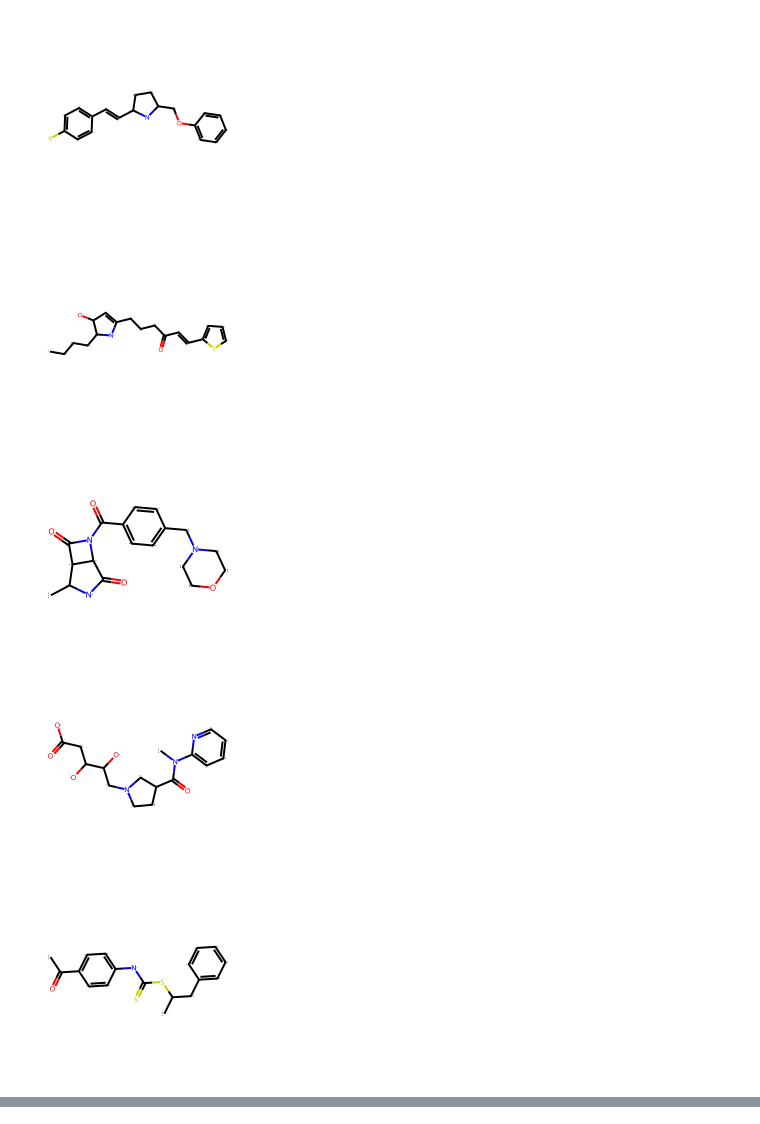
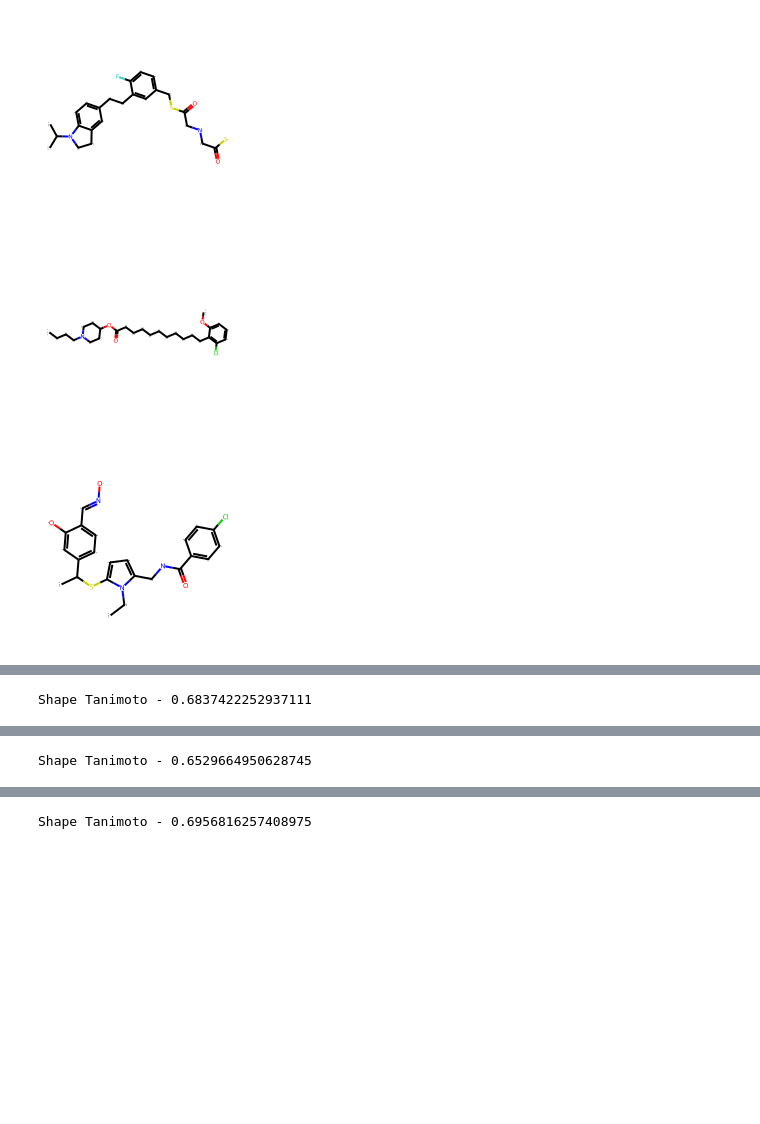
Before and after one commit to Membrizard/ml_conformer_generator, a Jupyter notebook: ml_conformer_generator_demo.ipynb, the cells around one changed output, grey strips where cells are left out. Drawn from its saved outputs; the diff is of its cells as text; code cells hidden in the pictures; blank space fills up the shorter version.

Commit message:
changed to rdkit Shape Tanimoto

```diff
--- a/ml_conformer_generator_demo.ipynb
+++ b/ml_conformer_generator_demo.ipynb
@@ -13,10 +13,10 @@ device = "cpu"
 generator = MLConformerGenerator(device=device)
 
 
-ref_mol = Chem.MolFromSmiles("CCc1noc(C)c1C(=O)NNC(=O)COc1ccccc1C")
-rdDistGeom.EmbedMolecule(ref_mol, forceTol=0.001, randomSeed=12)
+ref_mol = Chem.MolFromMolFile("test_1.mol")
+# rdDistGeom.EmbedMolecule(ref_mol, forceTol=0.001, randomSeed=12)
 
-samples = generator.generate_conformers(reference_conformer=ref_mol, n_samples=10)
+samples = generator.generate_conformers(reference_conformer=ref_mol, n_samples=4)
 print(samples)
 
 for sample in samples:
@@ -29,9 +29,11 @@ _, std_samples = evaluate_samples(ref_mol, samples)
 view = py3Dmol.view(width=400, height=300, viewergrid=(2,2))
 
 for sample in std_samples:
+    view = py3Dmol.view(width=400, height=300)
     view.addModel(sample['mol_block'], 'mol')
+    view.addModel(Chem.MolToMolBlock(ref_mol), 'mol')
     view.setStyle({'stick': {}})
     view.zoomTo()
-
-view.show()
+    view.show()
+    print(f"Shape Tanimoto - {sample['shape_tanimoto']}")
 # %% [output]
@@ -58,5 +59,3 @@ view.show()
-[figure, old version]
+[figure, new version]
-[figure, old version]
+[figure, new version]
-[figure, old version]
+[figure, new version]
-[figure, removed]
-[figure, removed]
@@ -64,0 +63 @@ view.show()
+Shape Tanimoto - 0.6837422252937111
@@ -82,0 +67 @@ RDkit Tanimoto - 0.4654983570646221
+Shape Tanimoto - 0.6529664950628745
@@ -82,0 +69 @@ RDkit Tanimoto - 0.4654983570646221
+Shape Tanimoto - 0.6956816257408975
```
Also changed, not shown: parts of 1 cell of this notebook, 2 other files.
